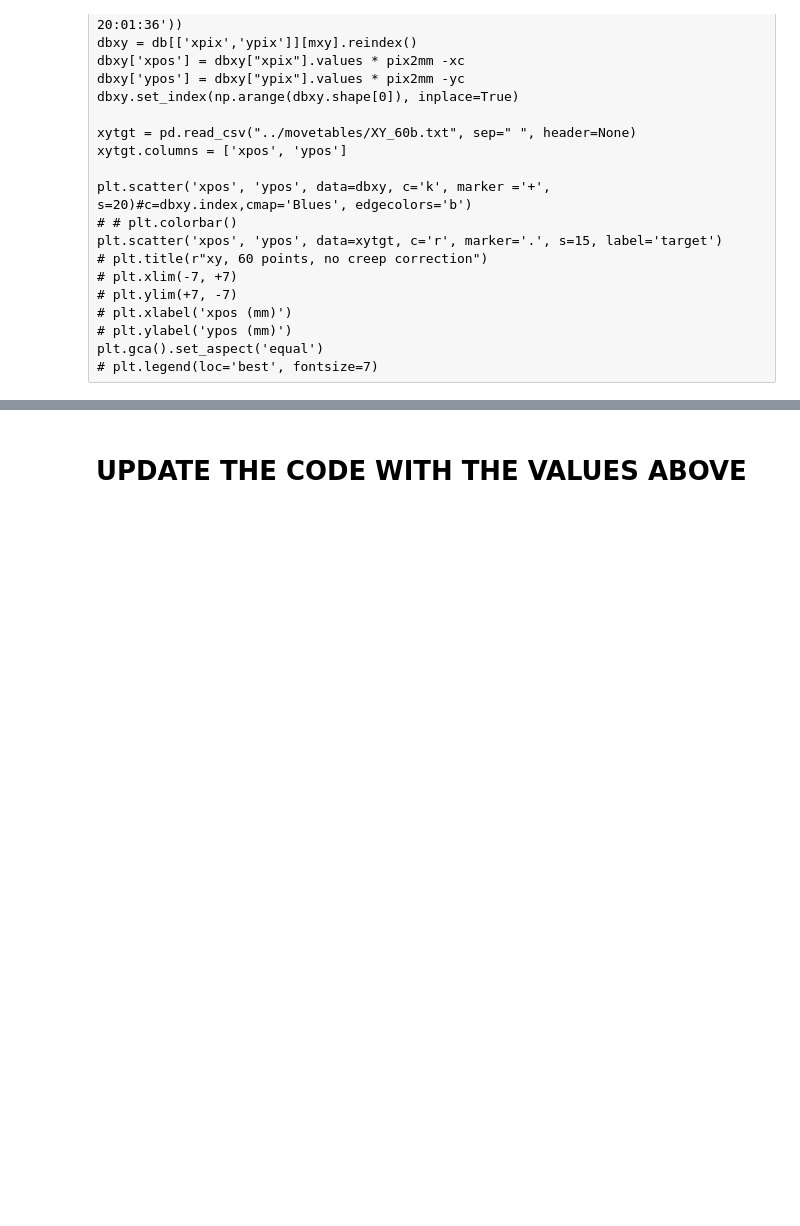
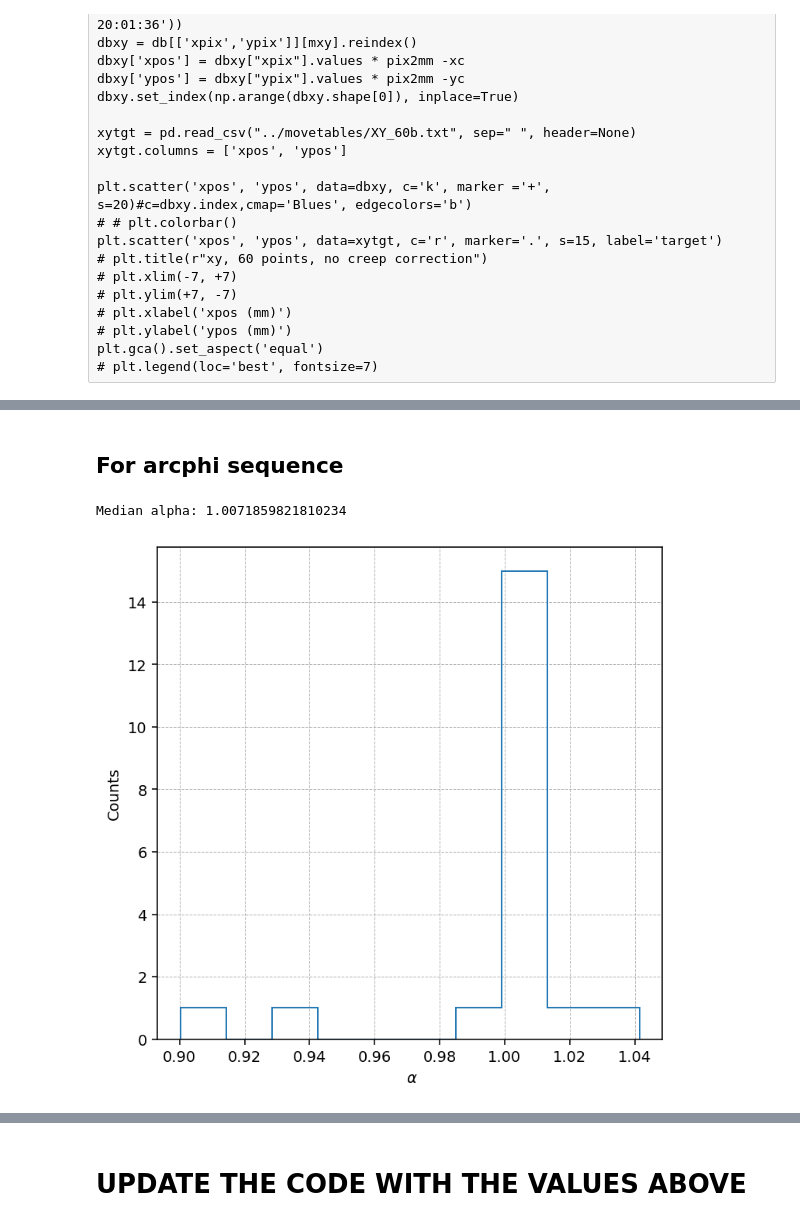
Before and after one commit to SSantosLab/DESI-QA, a Jupyter notebook: calib/Report-sean.ipynb, the cells around one changed output, grey strips where cells are left out. Drawn from its saved outputs; the diff is of its cells as text; code cells hidden in the pictures; blank space fills up the shorter version.

```diff
--- a/calib/Report-sean.ipynb
+++ b/calib/Report-sean.ipynb
@@ -748,0 +748,44 @@ xc/pix2mm, yc/pix2mm
+# %%
+initial = db[m1].loc[2614]
+final = db[m1].loc[2615]
+# %%
+alpha_arr = np.append(alpha_arr,angle_between((xc2_pix,yc2_pix),(initial['xpix'],initial['ypix']),(final['xpix'],final['ypix']))/(180+2*backlash))
+req_arr = np.append(req_arr,(180+2*backlash))
+obs_arr = np.append(obs_arr,angle_between((xc2_pix,yc2_pix),(initial['xpix'],initial['ypix']),(final['xpix'],final['ypix'])))
+# %% [markdown]
+## For arcphi sequence
+# %%
+arcs = db[m2].reset_index(drop=True)
+
+req_move = 15
+backlash = 1.9
+# %%
+for j in range(len(arcs)-1):
+    prev = j
+    current = j+1
+
+    x_previous, y_previous,direction_previous = arcs.loc[prev]['xpix'],arcs.loc[prev]['ypix'],arcs.loc[prev]['direction']
+    x_current, y_current,direction_current = arcs.loc[current]['xpix'],arcs.loc[current]['ypix'],arcs.loc[current]['direction']
+
+    if direction_previous!=direction_current :#or j==0:
+        alpha_arr = np.append(alpha_arr,angle_between((xc2_pix,yc2_pix),(x_previous, y_previous),(x_current, y_current))/(req_move+backlash))
+        req_arr = np.append(req_arr,req_move+backlash)
+
+    else:
+        alpha_arr = np.append(alpha_arr,angle_between((xc2_pix,yc2_pix),(x_previous, y_previous),(x_current, y_current))/(req_move+2*backlash))
+        req_arr = np.append(req_arr,req_move+2*backlash)
+
+    obs_arr = np.append(obs_arr, angle_between((xc2_pix,yc2_pix),(x_previous, y_previous),(x_current, y_current)))
+# %%
+fig,ax = plt.subplots(figsize=[6,6])
+ax.grid(linestyle='--',linewidth=0.5)
+ax.hist(alpha_arr,histtype='step')
+ax.set_xlabel(r' $\alpha$')
+ax.set_ylabel('Counts')
+
+print("Median alpha:",str(np.median(alpha_arr)))
+
+plt.show()
+# %% [output]
+Median alpha: 1.0071859821810234
+[figure, added]
```
Also changed, not shown: parts of 16 cells of this notebook, 18 other files.
